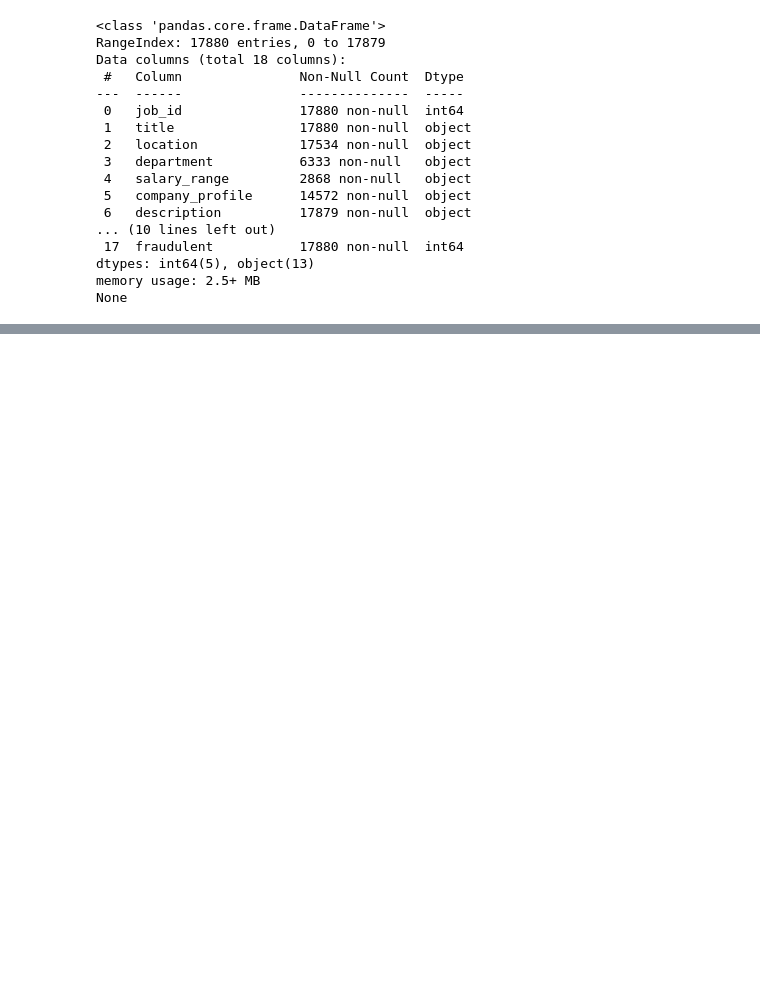
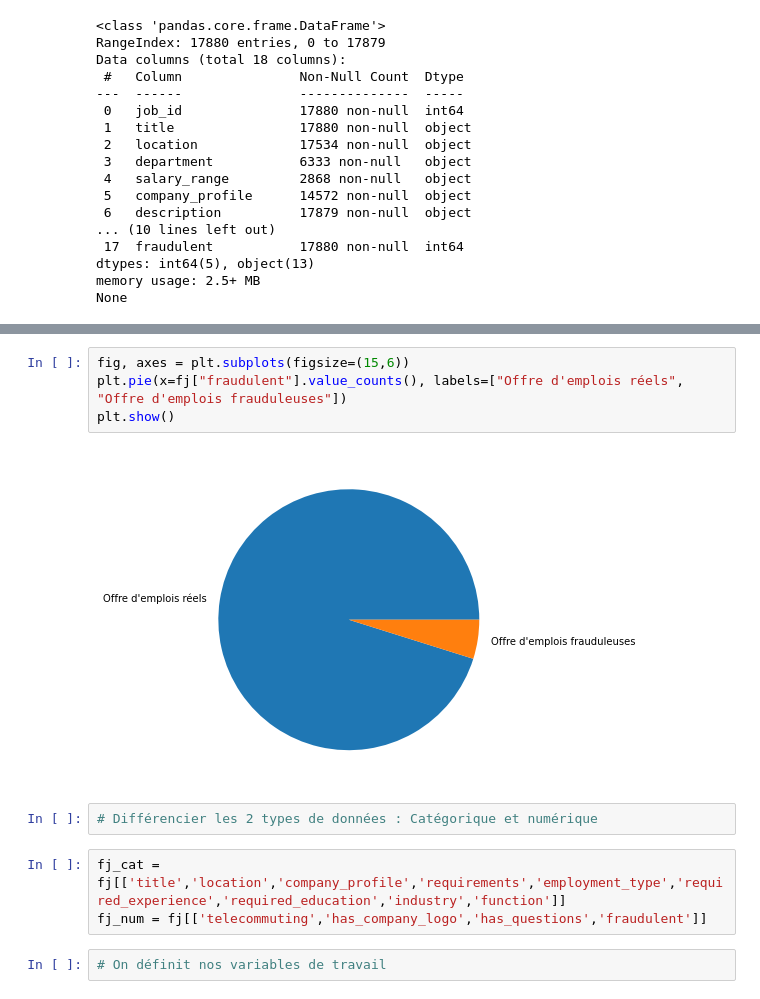
Before and after one commit to Guillaume-Lazaro/Projet_machine_learning, a Jupyter notebook: fake_jobs.ipynb, the cells around one changed output, grey strips where cells are left out. Drawn from its saved outputs; the diff is of its cells as text; blank space fills up the shorter version.

```diff
--- a/fake_jobs.ipynb
+++ b/fake_jobs.ipynb
@@ -52,0 +68,13 @@ fj.describe()
+# %%
+fig, axes = plt.subplots(figsize=(15,6))
+plt.pie(x=fj["fraudulent"].value_counts(), labels=["Offre d'emplois réels", "Offre d'emplois frauduleuses"])
+plt.show()
+# %% [output]
+[figure, added]
+# %%
+# Différencier les 2 types de données : Catégorique et numérique
+# %%
+fj_cat = fj[['title','location','company_profile','requirements','employment_type','required_experience','required_education','industry','function']]
+fj_num = fj[['telecommuting','has_company_logo','has_questions','fraudulent']]
+# %%
+# On définit nos variables de travail
```
Also changed, not shown: parts of 14 cells of this notebook.
